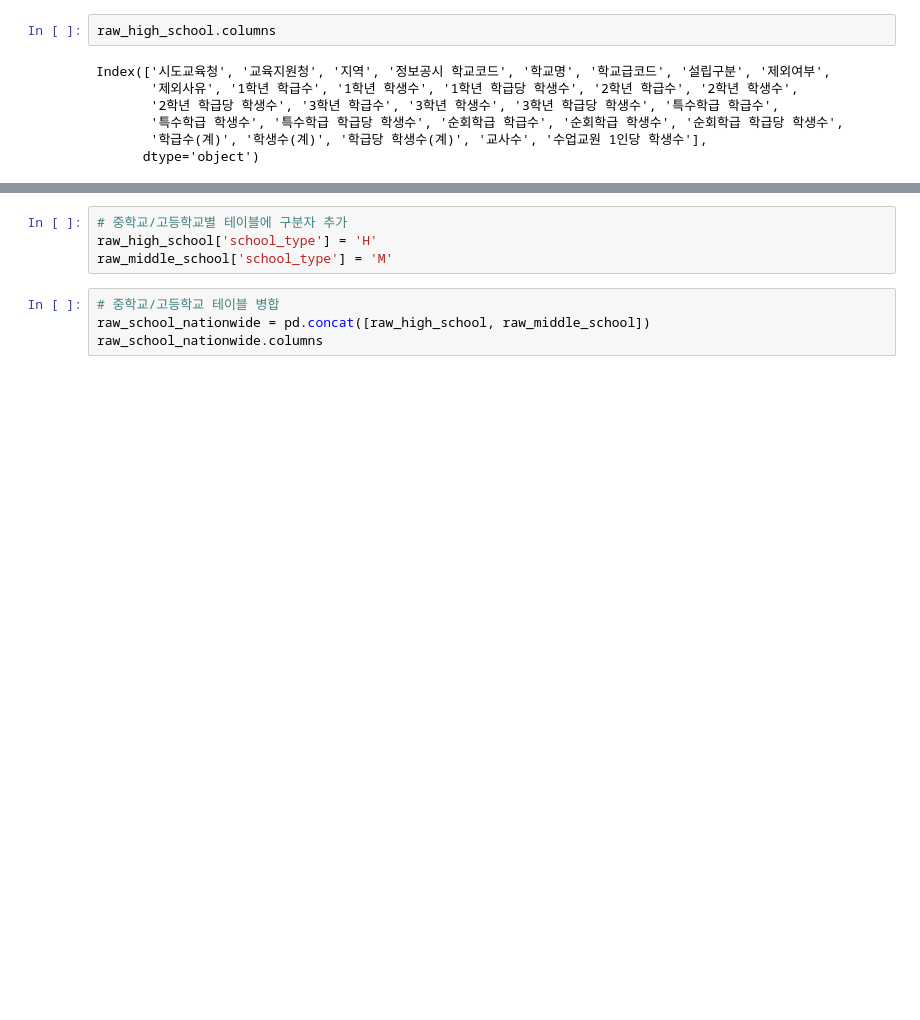
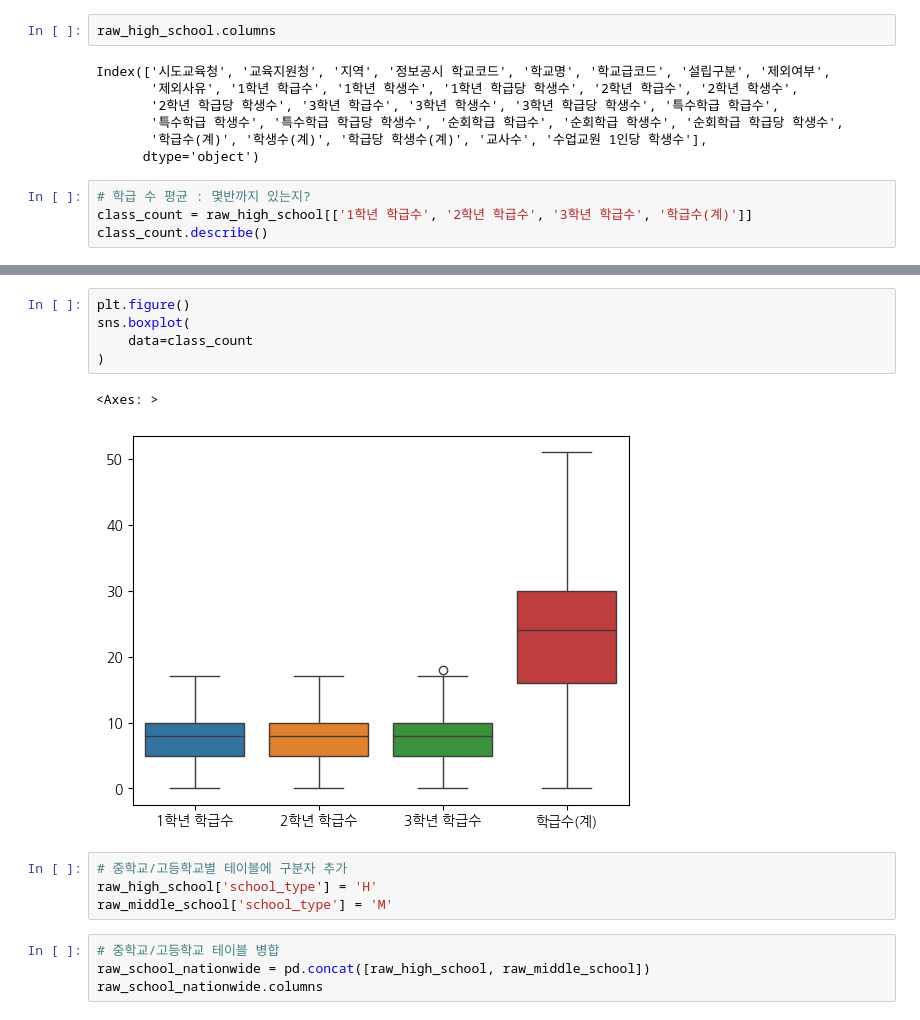
Before and after one commit to EtheriumArchive/Codeit_project, a Jupyter notebook: analysis_damyeon_v3.ipynb, the cells around one changed output, grey strips where cells are left out. Cells and saved outputs as stored; diff of their text form; blank space fills up the shorter version.

```diff
--- a/analysis_damyeon_v3.ipynb
+++ b/analysis_damyeon_v3.ipynb
@@ -221,3 +221,7 @@ Index(['시도교육청', '교육지원청', '지역', '정보공시 학교코
        '특수학급 학생수', '특수학급 학급당 학생수', '순회학급 학급수', '순회학급 학생수', '순회학급 학급당 학생수',
        '학급수(계)', '학생수(계)', '학급당 학생수(계)', '교사수', '수업교원 1인당 학생수'],
       dtype='object')
+# %%
+# 학급 수 평균 : 몇반까지 있는지?
+class_count = raw_high_school[['1학년 학급수', '2학년 학급수', '3학년 학급수', '학급수(계)']]
+class_count.describe()
@@ -224,3 +238,11 @@ Index(['시도교육청', '교육지원청', '지역', '정보공시 학교코
+# %%
+plt.figure()
+sns.boxplot(
+    data=class_count
+)
+# %% [output]
+<Axes: >
+[figure, added]
 # %%
 # 중학교/고등학교별 테이블에 구분자 추가
 raw_high_school['school_type'] = 'H'
```
Also changed, not shown: parts of 11 cells of this notebook.
